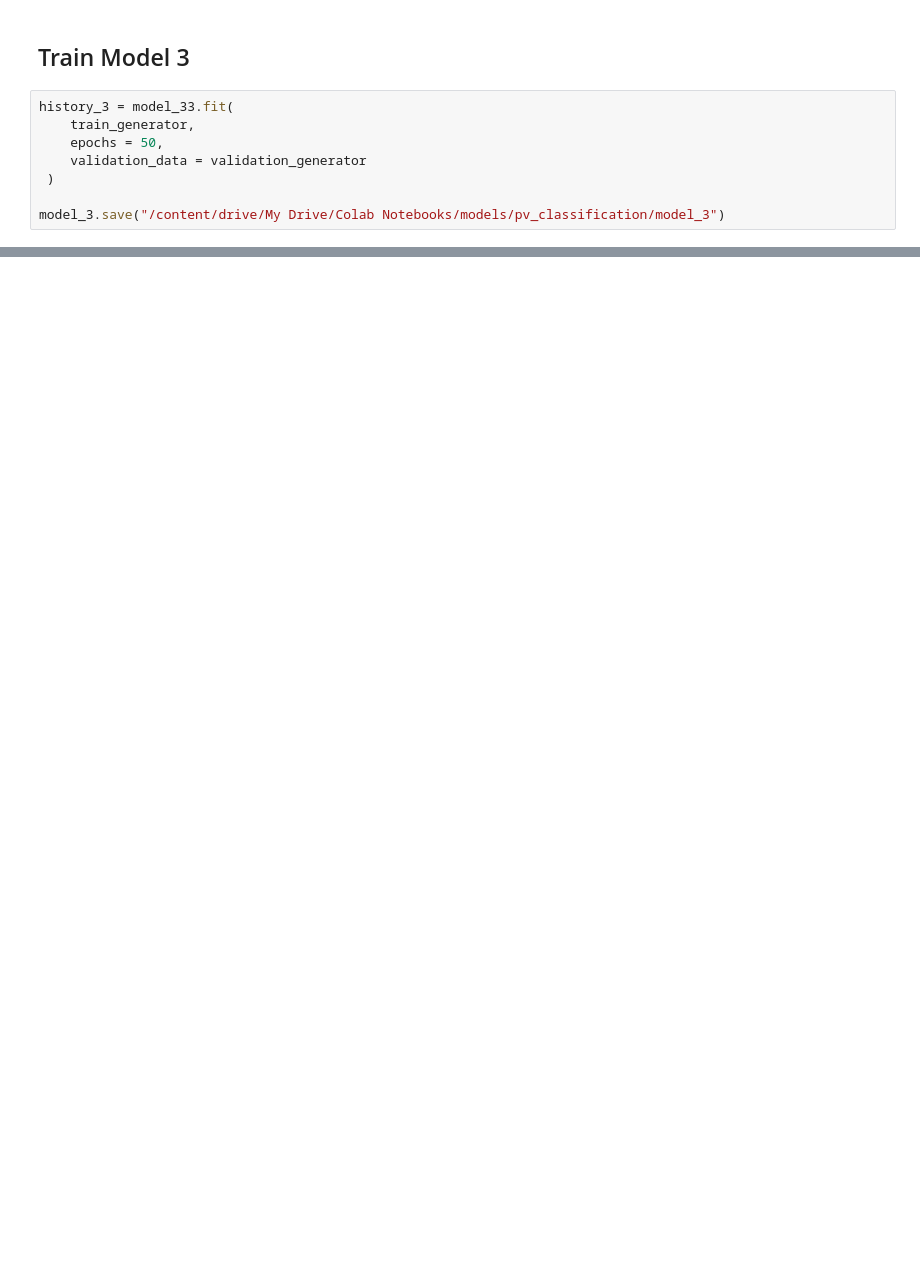
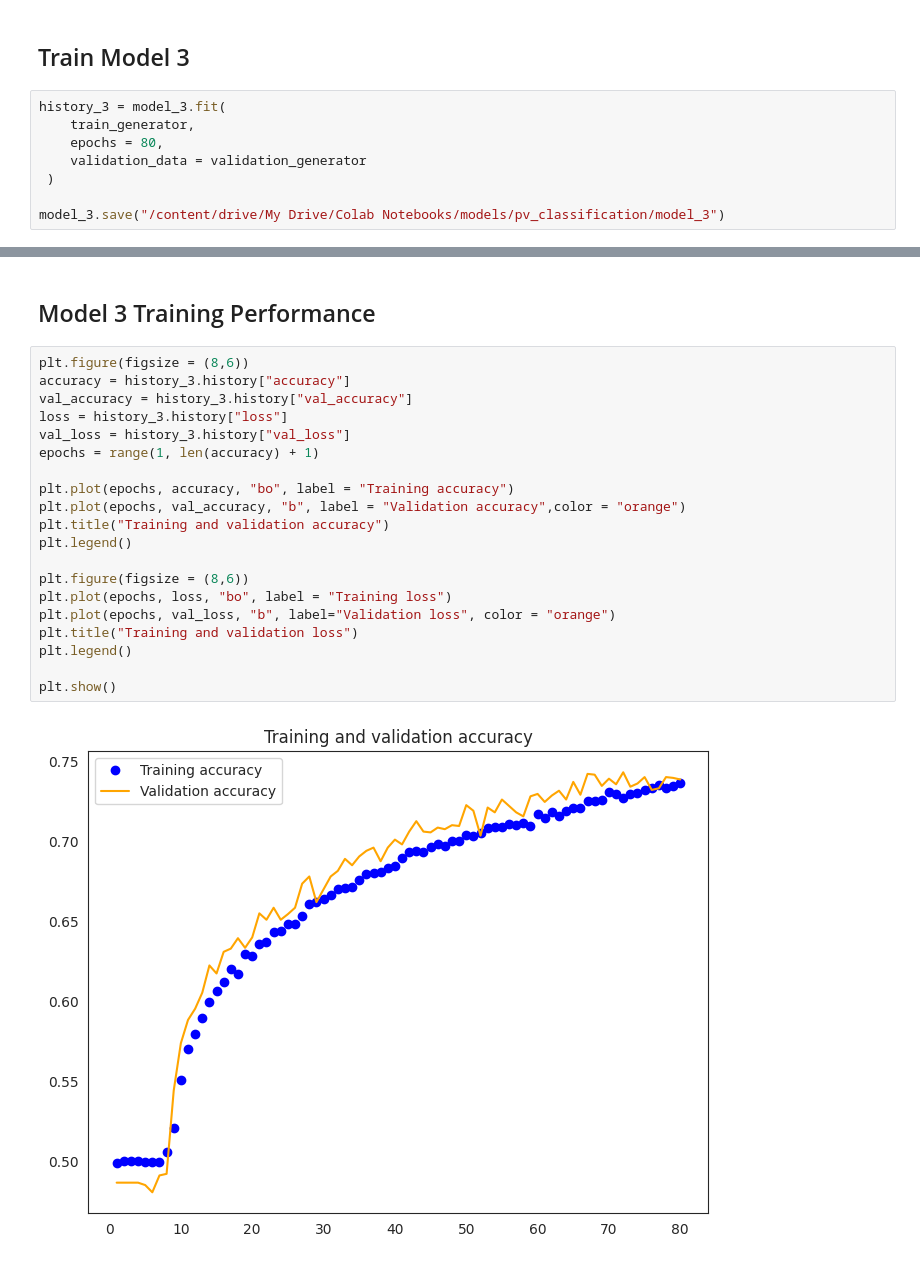
Before and after one commit to regiiis/pv_error_classification, a Jupyter notebook: pv_error_classifcation.ipynb, the cells around one changed output, grey strips where cells are left out. Drawn from its saved outputs; the diff is of its cells as text; blank space fills up the shorter version.

```diff
--- a/pv_error_classifcation.ipynb
+++ b/pv_error_classifcation.ipynb
@@ -650,9 +710,9 @@ model_3.summary()
 # %% [markdown]
 ## Train Model 3
 # %%
-history_3 = model_33.fit(
+history_3 = model_3.fit(
     train_generator,
-    epochs = 50,
+    epochs = 80,
     validation_data = validation_generator
  )
 
@@ -659,0 +738,24 @@ model_3.save("/content/drive/My Drive/Colab Notebooks/models/pv_classification/m
+# %% [markdown]
+## Model 3 Training Performance
+# %%
+plt.figure(figsize = (8,6))
+accuracy = history_3.history["accuracy"]
+val_accuracy = history_3.history["val_accuracy"]
+loss = history_3.history["loss"]
+val_loss = history_3.history["val_loss"]
+epochs = range(1, len(accuracy) + 1)
+
+plt.plot(epochs, accuracy, "bo", label = "Training accuracy")
+plt.plot(epochs, val_accuracy, "b", label = "Validation accuracy",color = "orange")
+plt.title("Training and validation accuracy")
+plt.legend()
+
+plt.figure(figsize = (8,6))
+plt.plot(epochs, loss, "bo", label = "Training loss")
+plt.plot(epochs, val_loss, "b", label="Validation loss", color = "orange")
+plt.title("Training and validation loss")
+plt.legend()
+
+plt.show()
+# %% [output]
+[figure, added]
```
Also changed, not shown: parts of 64 cells of this notebook.
